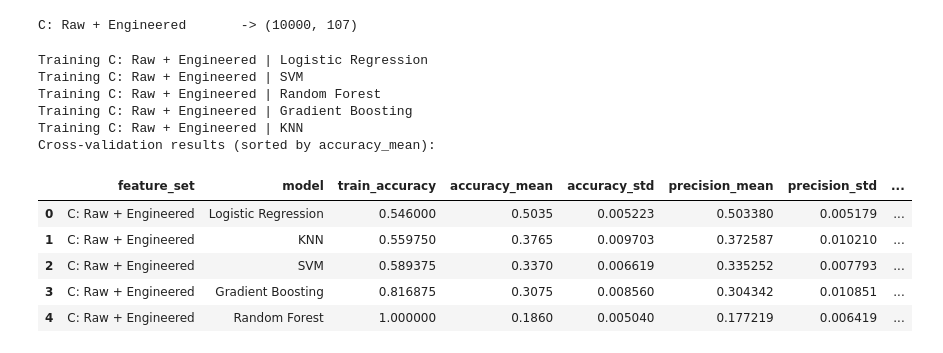
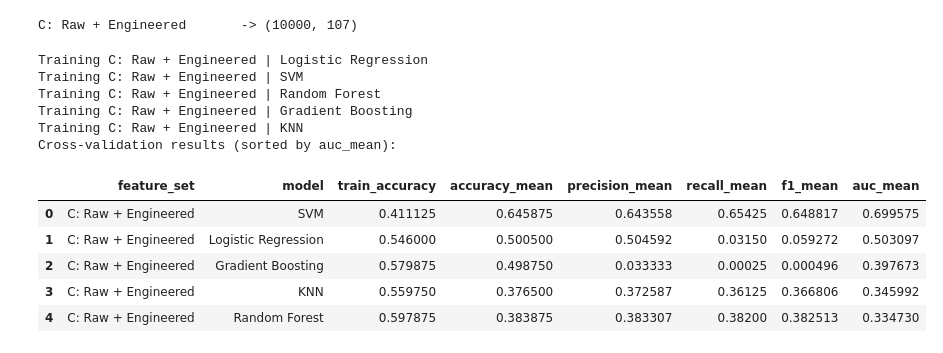
Before and after one commit to realraft/Machine-Learning-for-a-Covert-Communications-Adversary, a Jupyter notebook: src/ml_pipeline.ipynb, the cells around one changed output. Drawn from its saved outputs; the diff is of its cells as text; code cells hidden in the pictures.

Commit message:
random checkpoint

```diff
--- a/src/ml_pipeline.ipynb
+++ b/src/ml_pipeline.ipynb
@@ -182,13 +182,28 @@ for name, X in feature_sets.items():
 # %% [output]
 C: Raw + Engineered       -> (10000, 107)
 # %%
-# define model estimators and wrap each with scaling
+from sklearn.calibration import CalibratedClassifierCV
+
+# define model estimators (SVM is explicitly calibrated; tree models are regularized)
+base_svm = SVC(kernel="rbf")
+calibrated_svm = CalibratedClassifierCV(base_svm, method="sigmoid", cv=3)
+
 estimators = {
     "Logistic Regression": LogisticRegression(max_iter=1000, C=1.0, random_state=RANDOM_STATE),
-    "SVM": SVC(kernel="rbf", C=1.0, probability=True, random_state=RANDOM_STATE),
-    "Random Forest": RandomForestClassifier(n_estimators=300, random_state=RANDOM_STATE),
+    "SVM": calibrated_svm,
+    "Random Forest": RandomForestClassifier(
+        n_estimators=300,
+        max_depth=4,
+        min_samples_leaf=50,
+        max_features="sqrt",
+        random_state=RANDOM_STATE,
+    ),
     "Gradient Boosting": GradientBoostingClassifier(
-        n_estimators=200, learning_rate=0.1, max_depth=4, random_state=RANDOM_STATE
+        n_estimators=200,
+        learning_rate=0.03,
+        max_depth=2,
+        subsample=0.7,
+        random_state=RANDOM_STATE,
     ),
     "KNN": KNeighborsClassifier(n_neighbors=11),
 }
@@ -197,13 +212,12 @@ models = {
     for name, estimator in estimators.items()
 }
 
-# standardize score extraction for auc and threshold search
+# standardize score extraction for AUC analysis
 def get_scores(model, X):
-    if hasattr(model, "predict_proba"):
-        return model.predict_proba(X)[:, 1]
+    # Always prefer decision_function for SVM-like models
     if hasattr(model, "decision_function"):
         return model.decision_function(X)
-    return model.predict(X).astype(float)
+    return model.predict_proba(X)[:, 1]
 
 # run stratified cv and keep a held-out test split for roc plotting
 skf = StratifiedKFold(n_splits=N_SPLITS, shuffle=True, random_state=RANDOM_STATE)
@@ -220,71 +234,57 @@ for feature_set_name, X in feature_sets.items():
         print(f"Training {feature_set_name} | {model_name}")
 
         # collect fold metrics for one model-feature pairing
-        fold_metrics = {k: [] for k in ["acc", "prec", "rec", "f1", "auc", "opt_acc", "opt_f1"]}
+        fold_metrics = {k: [] for k in ["acc", "prec", "rec", "f1", "auc"]}
 
         for train_idx, val_idx in skf.split(X_train, y_train):
             # train on fold and evaluate on fold
             X_tr, X_val = X_train[train_idx], X_train[val_idx]
             y_tr, y_val = y_train[train_idx], y_train[val_idx]
             fold_model = clone(model_pipeline).fit(X_tr, y_tr)
-            y_pred = fold_model.predict(X_val)
             y_score = get_scores(fold_model, X_val)
 
-            # optimize decision threshold by validation accuracy
-            thresholds = roc_curve(y_val, y_score)[2]
-            accs = [accuracy_score(y_val, (y_score >= t).astype(int)) for t in thresholds]
-            best_t = thresholds[int(np.argmax(accs))]
-            y_pred_opt = (y_score >= best_t).astype(int)
+            # evaluate at default threshold (0.5)
+            y_pred_default = (y_score >= 0.5).astype(int)
 
-            # store fold-level default-threshold and optimized-threshold metrics
-            fold_metrics["acc"].append(accuracy_score(y_val, y_pred))
-            fold_metrics["prec"].append(precision_score(y_val, y_pred, zero_division=0))
-            fold_metrics["rec"].append(recall_score(y_val, y_pred, zero_division=0))
-            fold_metrics["f1"].append(f1_score(y_val, y_pred, zero_division=0))
+            # store fold-level metrics
+            fold_metrics["acc"].append(accuracy_score(y_val, y_pred_default))
+            fold_metrics["prec"].append(precision_score(y_val, y_pred_default, zero_division=0))
+            fold_metrics["rec"].append(recall_score(y_val, y_pred_default, zero_division=0))
+            fold_metrics["f1"].append(f1_score(y_val, y_pred_default, zero_division=0))
             fold_metrics["auc"].append(roc_auc_score(y_val, y_score))
-            fold_metrics["opt_acc"].append(accuracy_score(y_val, y_pred_opt))
-            fold_metrics["opt_f1"].append(f1_score(y_val, y_pred_opt, zero_division=0))
 
         # fit on held-out train split and save model for train-accuracy + unseen-test roc curves
         heldout_model = clone(model_pipeline).fit(X_train, y_train)
         train_accuracy = accuracy_score(y_train, heldout_model.predict(X_train))
 
         # summarize folds into one row per model-feature pairing
         results.append({
             "feature_set": feature_set_name,
             "model": model_name,
             "train_accuracy": float(train_accuracy),
             "accuracy_mean": np.mean(fold_metrics["acc"]),
-            "accuracy_std": np.std(fold_metrics["acc"]),
             "precision_mean": np.mean(fold_metrics["prec"]),
-            "precision_std": np.std(fold_metrics["prec"]),
             "recall_mean": np.mean(fold_metrics["rec"]),
-            "recall_std": np.std(fold_metrics["rec"]),
             "f1_mean": np.mean(fold_metrics["f1"]),
-            "f1_std": np.std(fold_metrics["f1"]),
             "auc_mean": np.mean(fold_metrics["auc"]),
-            "auc_std": np.std(fold_metrics["auc"]),
-            "opt_accuracy_mean": np.mean(fold_metrics["opt_acc"]),
-            "opt_accuracy_std": np.std(fold_metrics["opt_acc"]),
-            "opt_f1_mean": np.mean(fold_metrics["opt_f1"]),
-            "opt_f1_std": np.std(fold_metrics["opt_f1"]),
         })
 
         split_artifacts[feature_set_name]["trained_models"][model_name] = heldout_model
 
-results_df = pd.DataFrame(results).sort_values("accuracy_mean", ascending=False).reset_index(drop=True)
-print("Cross-validation results (sorted by accuracy_mean):")
+# AUC is the primary ranking metric.
+results_df = pd.DataFrame(results).sort_values(["auc_mean"], ascending=False).reset_index(drop=True)
+print("Cross-validation results (sorted by auc_mean):")
 display(results_df)
 # %% [output]
 Training C: Raw + Engineered | Logistic Regression
 Training C: Raw + Engineered | SVM
 Training C: Raw + Engineered | Random Forest
 Training C: Raw + Engineered | Gradient Boosting
 Training C: Raw + Engineered | KNN
-Cross-validation results (sorted by accuracy_mean):
+Cross-validation results (sorted by auc_mean):
-|  | feature_set | model | train_accuracy | accuracy_mean | accuracy_std | precision_mean | precision_std | ... |
-| 0 | C: Raw + Engineered | Logistic Regression | 0.546000 | 0.5035 | 0.005223 | 0.503380 | 0.005179 | ... |
-| 1 | C: Raw + Engineered | KNN | 0.559750 | 0.3765 | 0.009703 | 0.372587 | 0.010210 | ... |
-| 2 | C: Raw + Engineered | SVM | 0.589375 | 0.3370 | 0.006619 | 0.335252 | 0.007793 | ... |
-| 3 | C: Raw + Engineered | Gradient Boosting | 0.816875 | 0.3075 | 0.008560 | 0.304342 | 0.010851 | ... |
-| 4 | C: Raw + Engineered | Random Forest | 1.000000 | 0.1860 | 0.005040 | 0.177219 | 0.006419 | ... |
+|  | feature_set | model | train_accuracy | accuracy_mean | precision_mean | recall_mean | f1_mean | auc_mean |
+| 0 | C: Raw + Engineered | SVM | 0.411125 | 0.645875 | 0.643558 | 0.65425 | 0.648817 | 0.699575 |
+| 1 | C: Raw + Engineered | Logistic Regression | 0.546000 | 0.500500 | 0.504592 | 0.03150 | 0.059272 | 0.503097 |
+| 2 | C: Raw + Engineered | Gradient Boosting | 0.579875 | 0.498750 | 0.033333 | 0.00025 | 0.000496 | 0.397673 |
+| 3 | C: Raw + Engineered | KNN | 0.559750 | 0.376500 | 0.372587 | 0.36125 | 0.366806 | 0.345992 |
+| 4 | C: Raw + Engineered | Random Forest | 0.597875 | 0.383875 | 0.383307 | 0.38200 | 0.382513 | 0.334730 |
```
Also changed, not shown: parts of 2 cells of this notebook, 10 other files.
